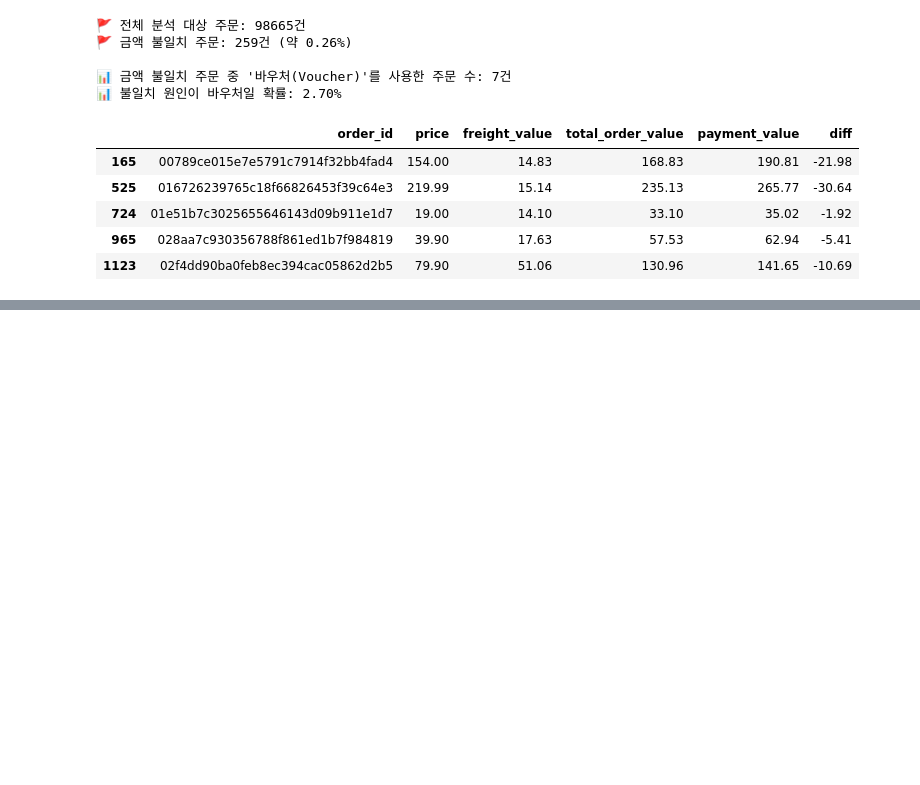
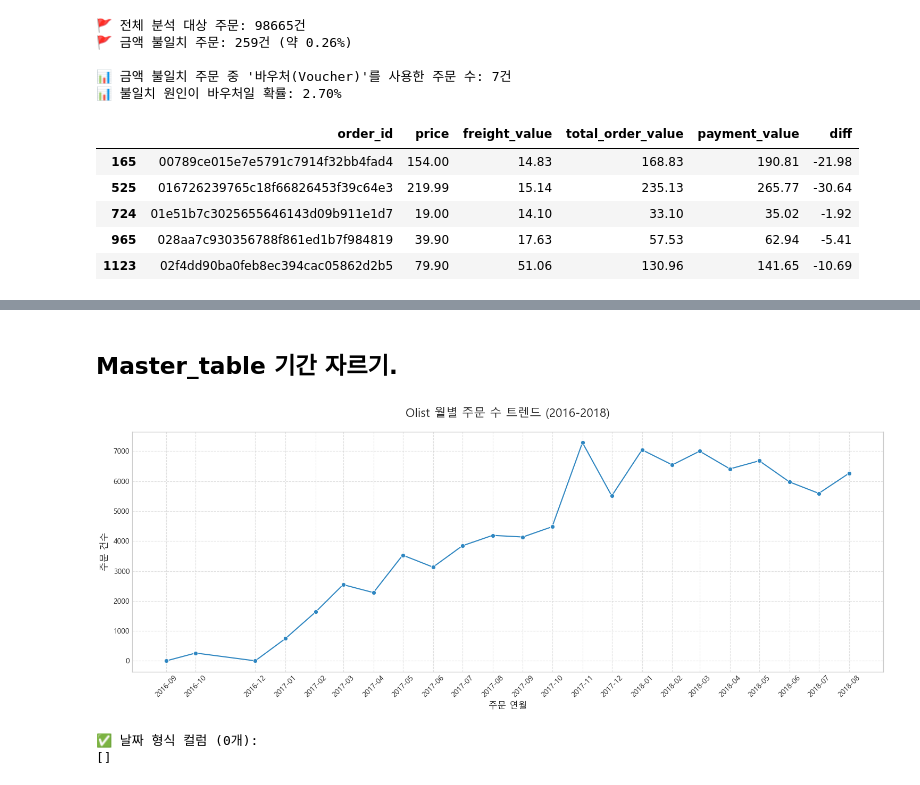
Before and after one commit to jaewoo2/Olist_project, a Jupyter notebook: notebooks/data_quality_analysis.ipynb, the cells around one changed output, grey strips where cells are left out. Saved outputs shown, nothing was run; the diff lists cells and outputs as text; code cells hidden in the pictures; blank space fills up the shorter version.

```diff
--- a/notebooks/data_quality_analysis.ipynb
+++ b/notebooks/data_quality_analysis.ipynb
@@ -1424,3 +1418,5 @@ Name: count, dtype: int64
 | 8 | 03b218d39c422c250f389120c531b61f | 38.50 | 11.74 | 50.24 | 58.03 | -7.79 | credit_card | ... |
 | 9 | 04e00ba23c33890eaee39b02e8185cc2 | 33.90 | 14.40 | 48.30 | 53.41 | -5.11 | credit_card | ... |
 | 10 | 051fcda88d997d3ff86012da2a556342 | 49.00 | 7.60 | 56.60 | 51.70 | 4.90 | credit_card | ... |
+# %% [markdown]
+## Master_table 기간 자르기.
@@ -1426,0 +1426,37 @@ Name: count, dtype: int64
+# %%
+import matplotlib.pyplot as plt
+import seaborn as sns
+
+# 1. 먼저 스타일 설정을 합니다 (스타일이 폰트를 초기화할 수 있음)
+plt.style.use('seaborn-v0_8-whitegrid')
+
+# 2. 그 다음 한글 폰트를 명시적으로 설정합니다
+plt.rcParams['font.family'] = 'Malgun Gothic'  # 윈도우 맑은 고딕
+plt.rcParams['axes.unicode_minus'] = False     # 마이너스 기호 깨짐 방지
+
+# 3. 그래프 다시 그리기
+plt.figure(figsize=(15, 6))
+sns.lineplot(data=monthly_orders, x='year_month_dt', y='order_count', marker='o', color='#2E86C1')
+
+plt.title('Olist 월별 주문 수 트렌드 (2016-2018)', fontsize=16, pad=20)
+plt.xlabel('주문 연월', fontsize=12)
+plt.ylabel('주문 건수', fontsize=12)
+plt.grid(True, linestyle='--', alpha=0.6)
+
+plt.xticks(monthly_orders['year_month_dt'],
+           [d.strftime('%Y-%m') for d in monthly_orders['year_month_dt']],
+           rotation=45)
+
+plt.tight_layout()
+plt.show()
+# %% [output]
+[figure, added]
+# %%
+# datetime 형식을 포함하는 컬럼들만 추출
+datetime_cols = master_orders.select_dtypes(include=['datetime64']).columns.tolist()
+
+print(f"✅ 날짜 형식 컬럼 ({len(datetime_cols)}개):")
+print(datetime_cols)
+# %% [output]
+✅ 날짜 형식 컬럼 (0개):
+[]
```
Also changed, not shown: parts of 30 cells of this notebook, 30 other files.
